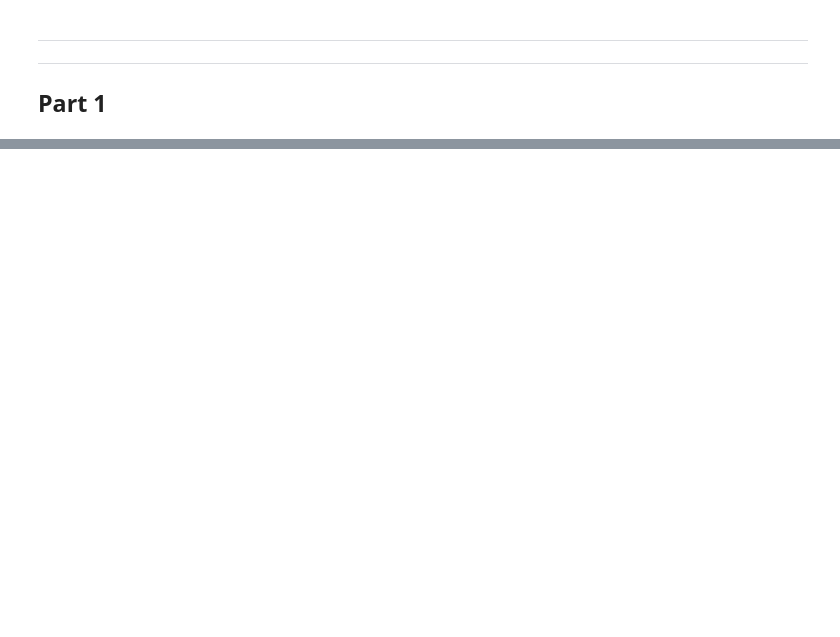
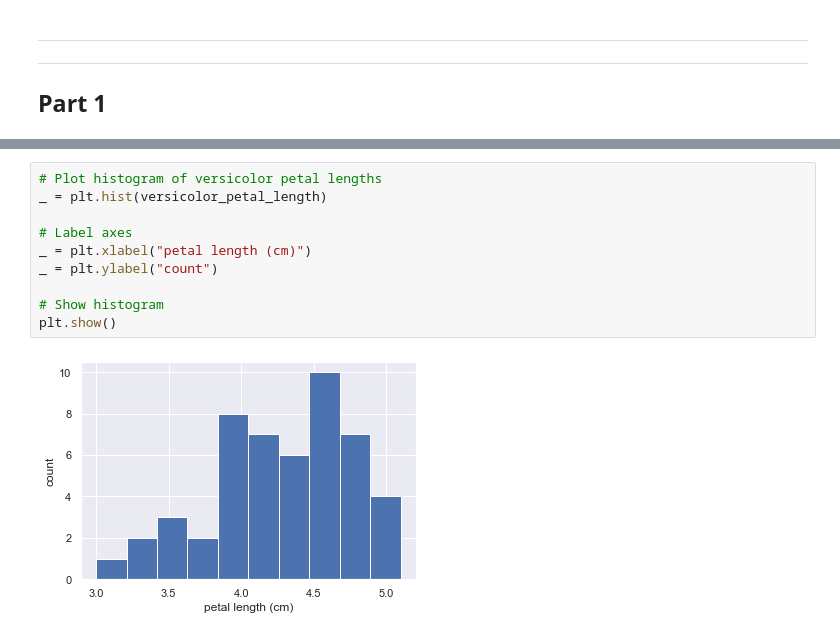
Before and after one commit to tobias-fyi/vela, a Jupyter notebook: ds/courses/datacamp/statistical_thinking/statistical_thinking_part_1.ipynb, the cells around one changed output, grey strips where cells are left out. Cells and saved outputs as stored; diff of their text form; blank space fills up the shorter version.

```diff
--- a/ds/courses/datacamp/statistical_thinking/statistical_thinking_part_1.ipynb
+++ b/ds/courses/datacamp/statistical_thinking/statistical_thinking_part_1.ipynb
@@ -16,0 +84,12 @@
+# %%
+# Plot histogram of versicolor petal lengths
+_ = plt.hist(versicolor_petal_length)
+
+# Label axes
+_ = plt.xlabel("petal length (cm)")
+_ = plt.ylabel("count")
+
+# Show histogram
+plt.show()
+# %% [output]
+[figure, added]
```
Also changed, not shown: parts of 50 cells of this notebook, 2 other files.
